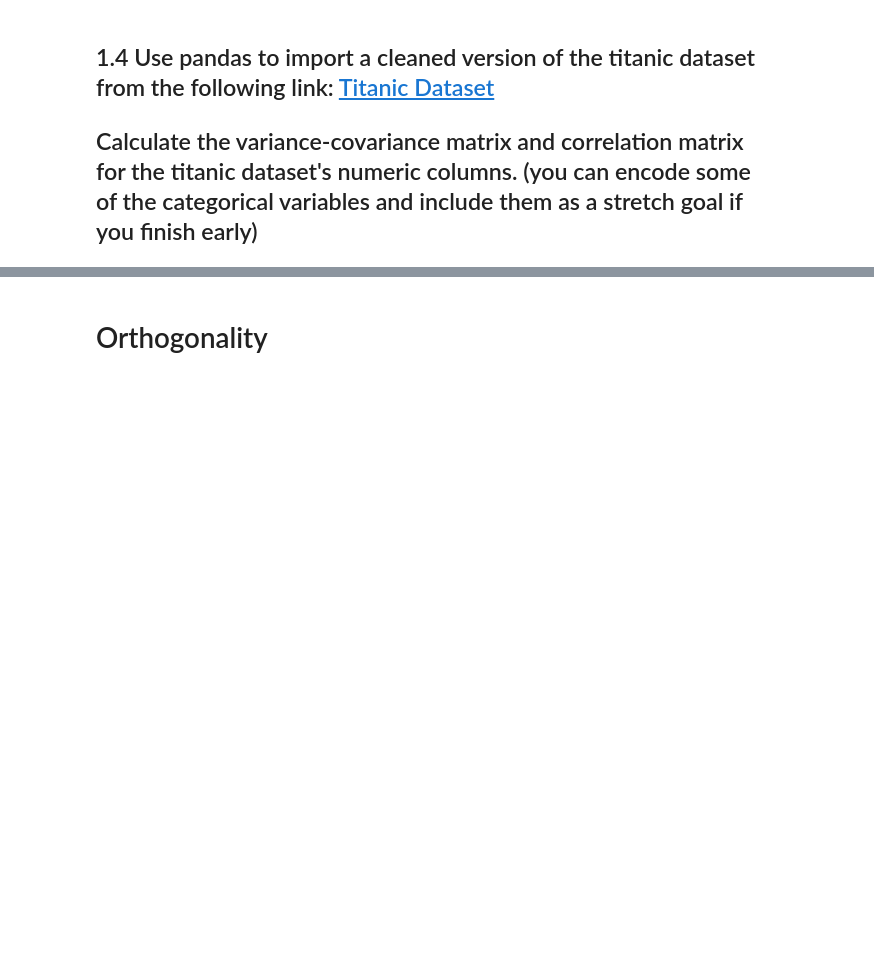
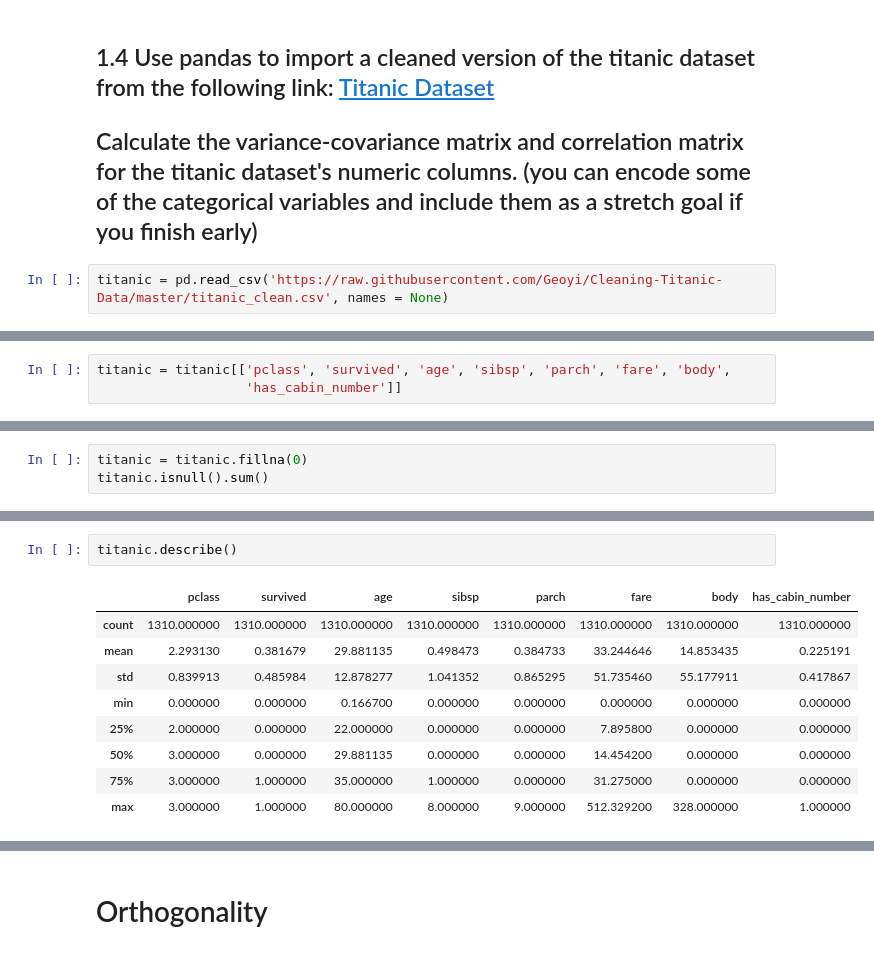
Before and after one commit to ahvblackwelltech/DS-Unit-1-Sprint-3-Linear-Algebra, a Jupyter notebook: module2-intermediate-linear-algebra/Ahvi_Blackwell_LS_DS_132_Intermediate_Linear_Algebra_Assignment.ipynb, the cells around one changed output, grey strips where cells are left out. Saved outputs shown, nothing was run; the diff lists cells and outputs as text; blank space fills up the shorter version.

```diff
--- a/module2-intermediate-linear-algebra/Ahvi_Blackwell_LS_DS_132_Intermediate_Linear_Algebra_Assignment.ipynb
+++ b/module2-intermediate-linear-algebra/Ahvi_Blackwell_LS_DS_132_Intermediate_Linear_Algebra_Assignment.ipynb
@@ -12,3 +91,5 @@
 ## 1.4 Use pandas to import a cleaned version of the titanic dataset from the following link: [Titanic Dataset](https://raw.githubusercontent.com/Geoyi/Cleaning-Titanic-Data/master/titanic_clean.csv)
 
 ## Calculate the variance-covariance matrix and correlation matrix for the titanic dataset's numeric columns. (you can encode some of the categorical variables and include them as a stretch goal if you finish early)
+# %%
+titanic = pd.read_csv('https://raw.githubusercontent.com/Geoyi/Cleaning-Titanic-Data/master/titanic_clean.csv', names = None)
@@ -14,0 +125,3 @@
+# %%
+titanic = titanic[['pclass', 'survived', 'age', 'sibsp', 'parch', 'fare', 'body',
+                   'has_cabin_number']]
@@ -14,0 +149,3 @@
+# %%
+titanic = titanic.fillna(0)
+titanic.isnull().sum()
@@ -14,0 +162,12 @@
+# %%
+titanic.describe()
+# %% [output]
+|  | pclass | survived | age | sibsp | parch | fare | body | has_cabin_number |
+| count | 1310.000000 | 1310.000000 | 1310.000000 | 1310.000000 | 1310.000000 | 1310.000000 | 1310.000000 | 1310.000000 |
+| mean | 2.293130 | 0.381679 | 29.881135 | 0.498473 | 0.384733 | 33.244646 | 14.853435 | 0.225191 |
+| std | 0.839913 | 0.485984 | 12.878277 | 1.041352 | 0.865295 | 51.735460 | 55.177911 | 0.417867 |
+| min | 0.000000 | 0.000000 | 0.166700 | 0.000000 | 0.000000 | 0.000000 | 0.000000 | 0.000000 |
+| 25% | 2.000000 | 0.000000 | 22.000000 | 0.000000 | 0.000000 | 7.895800 | 0.000000 | 0.000000 |
+| 50% | 3.000000 | 0.000000 | 29.881135 | 0.000000 | 0.000000 | 14.454200 | 0.000000 | 0.000000 |
+| 75% | 3.000000 | 1.000000 | 35.000000 | 1.000000 | 0.000000 | 31.275000 | 0.000000 | 0.000000 |
+| max | 3.000000 | 1.000000 | 80.000000 | 8.000000 | 9.000000 | 512.329200 | 328.000000 | 1.000000 |
```
Also changed, not shown: parts of 26 cells of this notebook.
